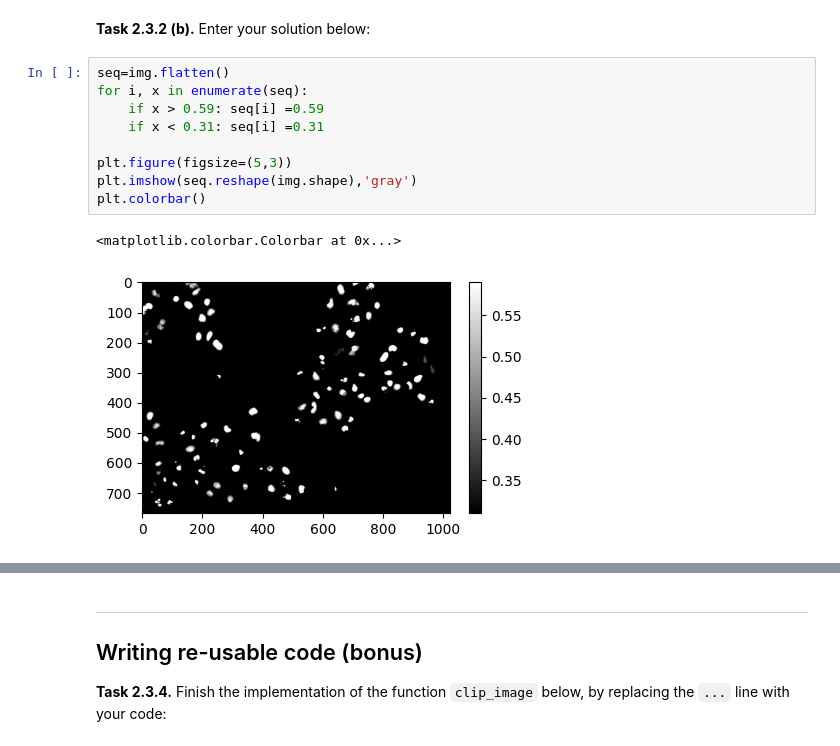
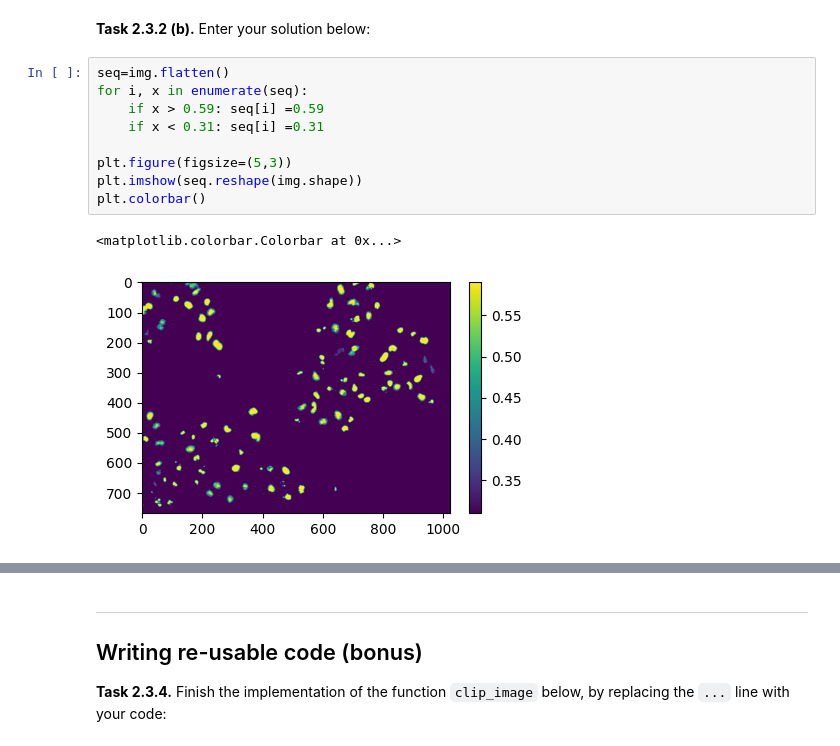
Before and after one commit to Juls-1234/mobi-fs3-python, a Jupyter notebook: task2.ipynb, the cells around one changed output, grey strips where cells are left out. Cells and saved outputs as stored; diff of their text form.

```diff
--- a/task2.ipynb
+++ b/task2.ipynb
@@ -80,15 +80,15 @@ plt.colorbar()
 # %%
 seq=img.flatten()
 for i, x in enumerate(seq):
     if x > 0.59: seq[i] =0.59
     if x < 0.31: seq[i] =0.31
 
 plt.figure(figsize=(5,3))
-plt.imshow(seq.reshape(img.shape),'gray')
+plt.imshow(seq.reshape(img.shape))
 plt.colorbar()
 # %% [output]
 <matplotlib.colorbar.Colorbar at 0x...>
-[figure, old version]
+[figure, new version]
 # %%
 o=img.copy()
 h, w = img.shape
```
Also changed, not shown: parts of 2 cells of this notebook.
